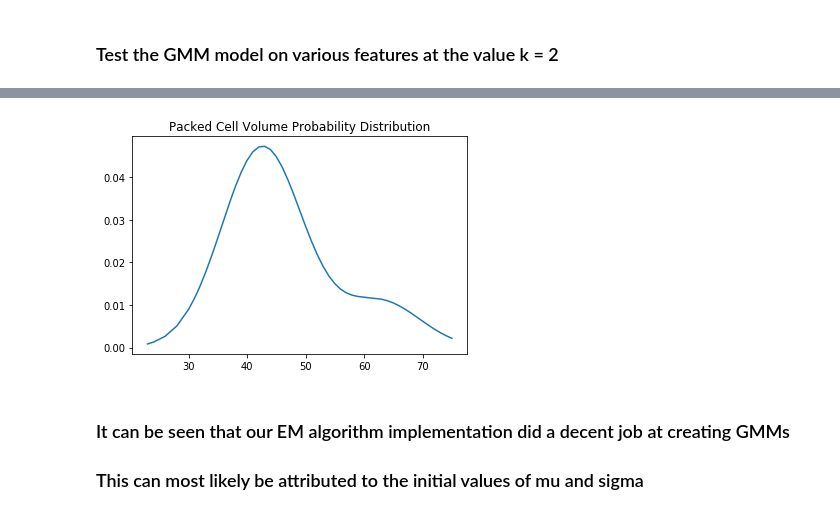
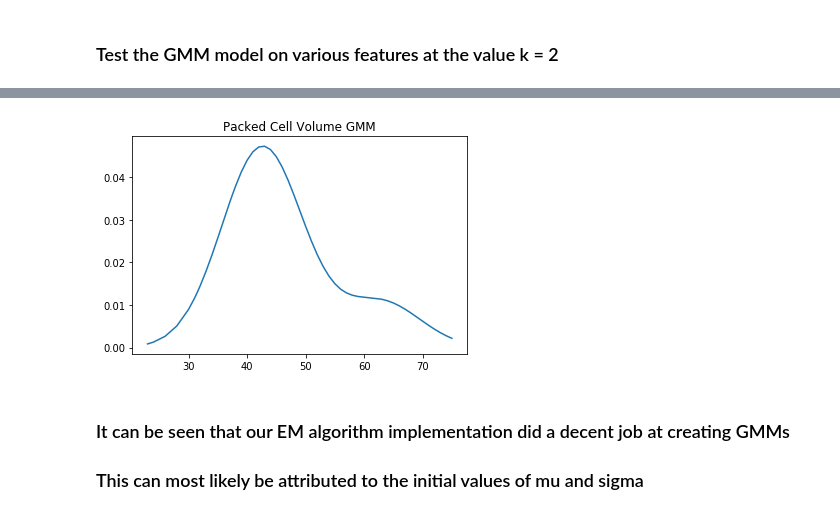
Before and after one commit to ronmoore3/eecs738projects-Machine-Learning, a Jupyter notebook: Probably_Interesting_Data/notebooks/Horse_1D_GMM.ipynb, the cells around one changed output, grey strips where cells are left out. Cells and saved outputs as stored; diff of their text form; code cells hidden in the pictures.

```diff
--- a/Probably_Interesting_Data/notebooks/Horse_1D_GMM.ipynb
+++ b/Probably_Interesting_Data/notebooks/Horse_1D_GMM.ipynb
@@ -233,9 +233,9 @@ y3 = gaussian_mixture_model(respiratory_rate, 2, d3, "Respiratory Rate Probabili
 # %%
 # respiratory rate feature
 d4 = {2:[45.0, 65.0]}
-y4 = gaussian_mixture_model(packed_cell_volume, 2, d4, "Packed Cell Volume Probability Distribution")
+y4 = gaussian_mixture_model(packed_cell_volume, 2, d4, "Packed Cell Volume GMM")
 # %% [output]
-[figure, old version]
+[figure, new version]
 # %% [markdown]
 ### It can be seen that our EM algorithm implementation did a decent job at creating GMMs
 
```
Also changed, not shown: parts of 3 cells of this notebook.
